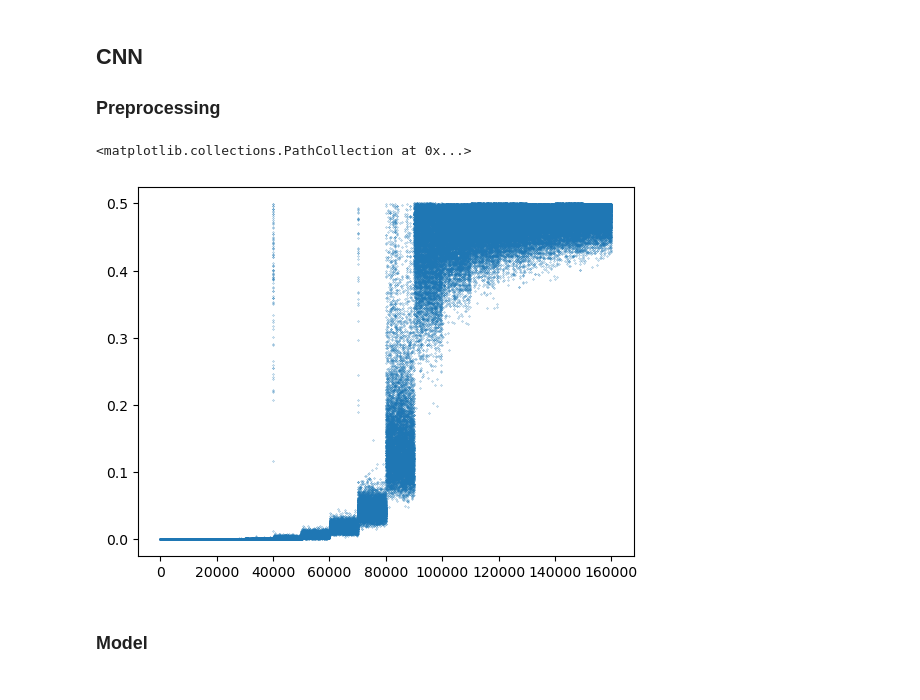
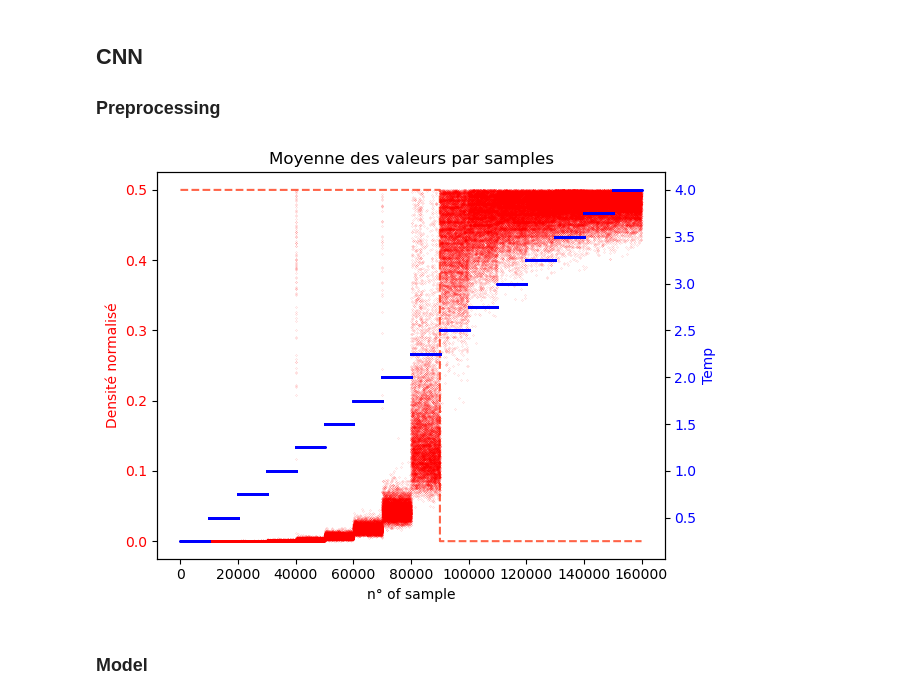
Before and after one commit to ma2this510/Ising-Model_IA_M1, a Jupyter notebook: Ising_CNN.ipynb, the cells around one changed output. Cells and saved outputs as stored; diff of their text form; code cells hidden in the pictures.

```diff
--- a/Ising_CNN.ipynb
+++ b/Ising_CNN.ipynb
@@ -140,11 +141,28 @@ mean_val = tot_data.reshape(tot_data.shape[0], 40*40).mean(axis=1)
 tot_data = tot_data.astype(np.uint8)
 
 tot_data[mean_val > 0.5] = np.invert(tot_data[mean_val > 0.5])//255
-
-plt.scatter(range(tot_data.shape[0]), tot_data.reshape(tot_data.shape[0], 40*40).mean(axis=1), s=0.05)
-# %% [output]
-<matplotlib.collections.PathCollection at 0x...>
-[figure, removed]
+# %%
+fig, ax1 = plt.subplots()
+
+ax1.set_xlabel('n° of sample')
+ax1.set_ylabel('Densité normalisé', color="red")
+ax1.scatter(range(tot_data.shape[0]), tot_data.reshape(tot_data.shape[0], 40*40).mean(axis=1), s=.005, label="Mean value of samples", c="r", zorder = 2)
+ax1.plot(range(160000), data_label/2, "--", label="Labels", c='tomato', zorder = 1)
+ax1.tick_params(axis='y', labelcolor="r")
+
+ax2 = ax1.twinx()
+
+ax2.set_ylabel('Temp', color="b")
+ax2.scatter(range(160000), tot_label, s=.1, label="Temps", c="b", zorder = -1)
+ax2.tick_params(axis='y', labelcolor="b")
+
+ax1.set_title(r'Moyenne des valeurs par samples')
+
+fig.tight_layout()
+plt.savefig("sym_data.png", dpi=300)
+plt.show()
+# %% [output]
+[figure, added]
 # %% [markdown]
 ### Model
 # %%
```
Also changed, not shown: parts of 1 cell of this notebook, 6 other files.
